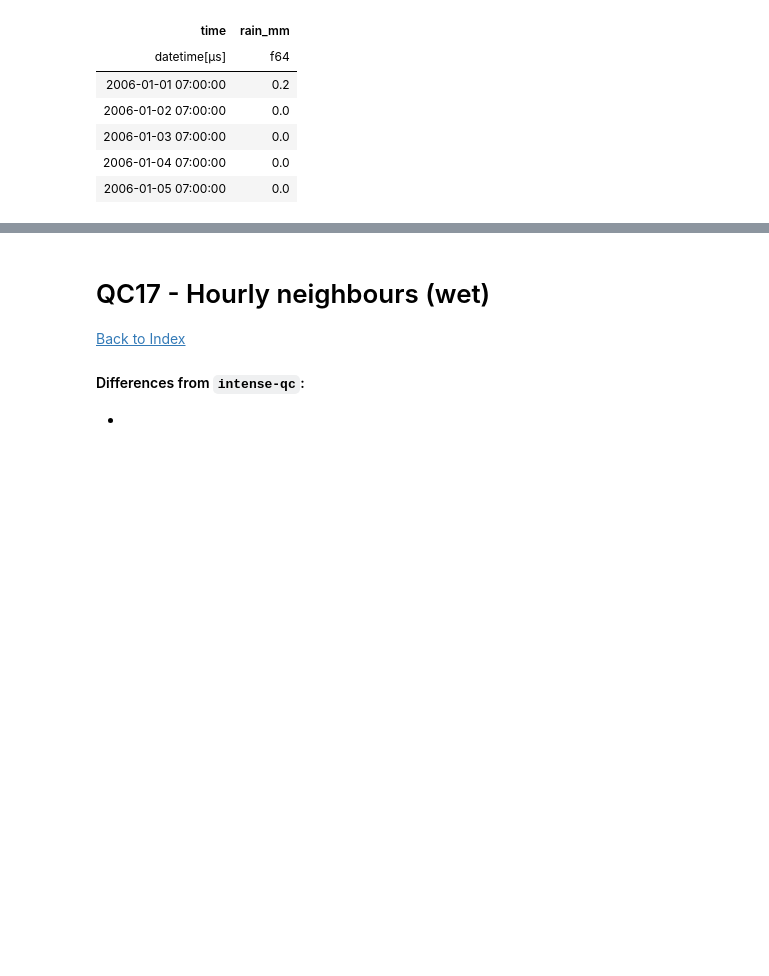
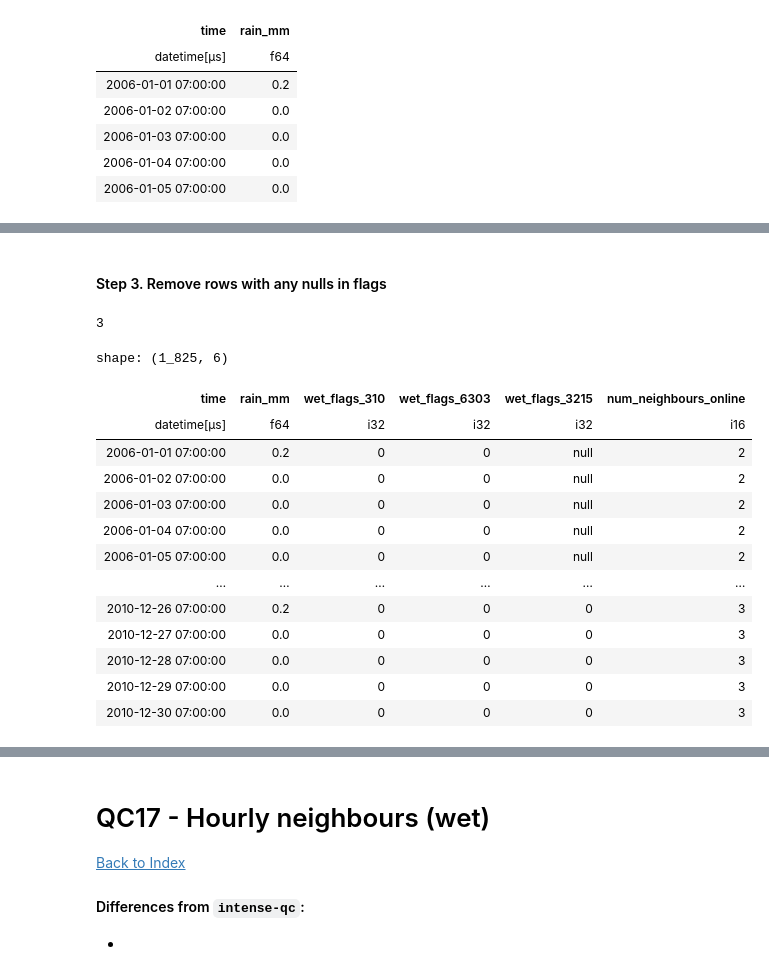
Before and after one commit to Thomasjkeel/RainfallQC-notebooks, a Jupyter notebook: notebooks/neighbour_checks.ipynb, the cells around one changed output, grey strips where cells are left out. Cells and saved outputs as stored; diff of their text form; code cells hidden in the pictures; blank space fills up the shorter version.

```diff
--- a/notebooks/neighbour_checks.ipynb
+++ b/notebooks/neighbour_checks.ipynb
@@ -1011,4 +1012,6 @@ existing_gpcc_daily_paths
 # %%
+all_data = target_gauge_daily.clone()
+
 for gpcc_id_to_use, gpcc_path in existing_gpcc_daily_paths.items():
     gpcc_id_name = gpcc_id_to_use.split("DE_")[1].lstrip("0")
     if len(gpcc_path) == 0:
@@ -1081,10 +1084,10 @@ for gpcc_id_to_use, gpcc_path in existing_gpcc_daily_paths.items():
             .when((pl.col(rain_col) >= 1.0) & (pl.col(f"{rain_col}_normalised_diff") > q95))
             .then(3)
             .otherwise(0)
-            .alias("wet_flags")
+            .alias(f"wet_flags_{gpcc_id_name}")
         )
     )
-
-    print(joined_gauges_gpcc_normalised_wet_flags["wet_flags"].value_counts())
+    all_data = all_data.join(joined_gauges_gpcc_normalised_wet_flags[['time', f"wet_flags_{gpcc_id_name}"]], on='time', how='left')
+    print(joined_gauges_gpcc_normalised_wet_flags[f"wet_flags_{gpcc_id_name}"].value_counts())
 # %% [output]
 shape: (4, 2)
@@ -1108,0 +1113,2 @@ shape: (4, 2)
+# %% [markdown]
+#### Step 3. Remove rows with any nulls in flags
@@ -1108,0 +1118,26 @@ shape: (4, 2)
+# %%
+num_neighbours = len(all_data.columns[2:])
+num_neighbours
+# %% [output]
+3
+# %%
+all_data_num_neighbours = all_data.with_columns(
+    (num_neighbours - pl.sum_horizontal(pl.all().exclude('time').is_null().cast(pl.Int16)))
+    .alias('num_neighbours_online')
+)
+all_data_num_neighbours
+# %% [output]
+shape: (1_825, 6)
+| time | rain_mm | wet_flags_310 | wet_flags_6303 | wet_flags_3215 | num_neighbours_online |
+| datetime[μs] | f64 | i32 | i32 | i32 | i16 |
+| 2006-01-01 07:00:00 | 0.2 | 0 | 0 | null | 2 |
+| 2006-01-02 07:00:00 | 0.0 | 0 | 0 | null | 2 |
+| 2006-01-03 07:00:00 | 0.0 | 0 | 0 | null | 2 |
+| 2006-01-04 07:00:00 | 0.0 | 0 | 0 | null | 2 |
+| 2006-01-05 07:00:00 | 0.0 | 0 | 0 | null | 2 |
+| … | … | … | … | … | … |
+| 2010-12-26 07:00:00 | 0.2 | 0 | 0 | 0 | 3 |
+| 2010-12-27 07:00:00 | 0.0 | 0 | 0 | 0 | 3 |
+| 2010-12-28 07:00:00 | 0.0 | 0 | 0 | 0 | 3 |
+| 2010-12-29 07:00:00 | 0.0 | 0 | 0 | 0 | 3 |
+| 2010-12-30 07:00:00 | 0.0 | 0 | 0 | 0 | 3 |
```
Also changed, not shown: parts of 23 cells of this notebook.
